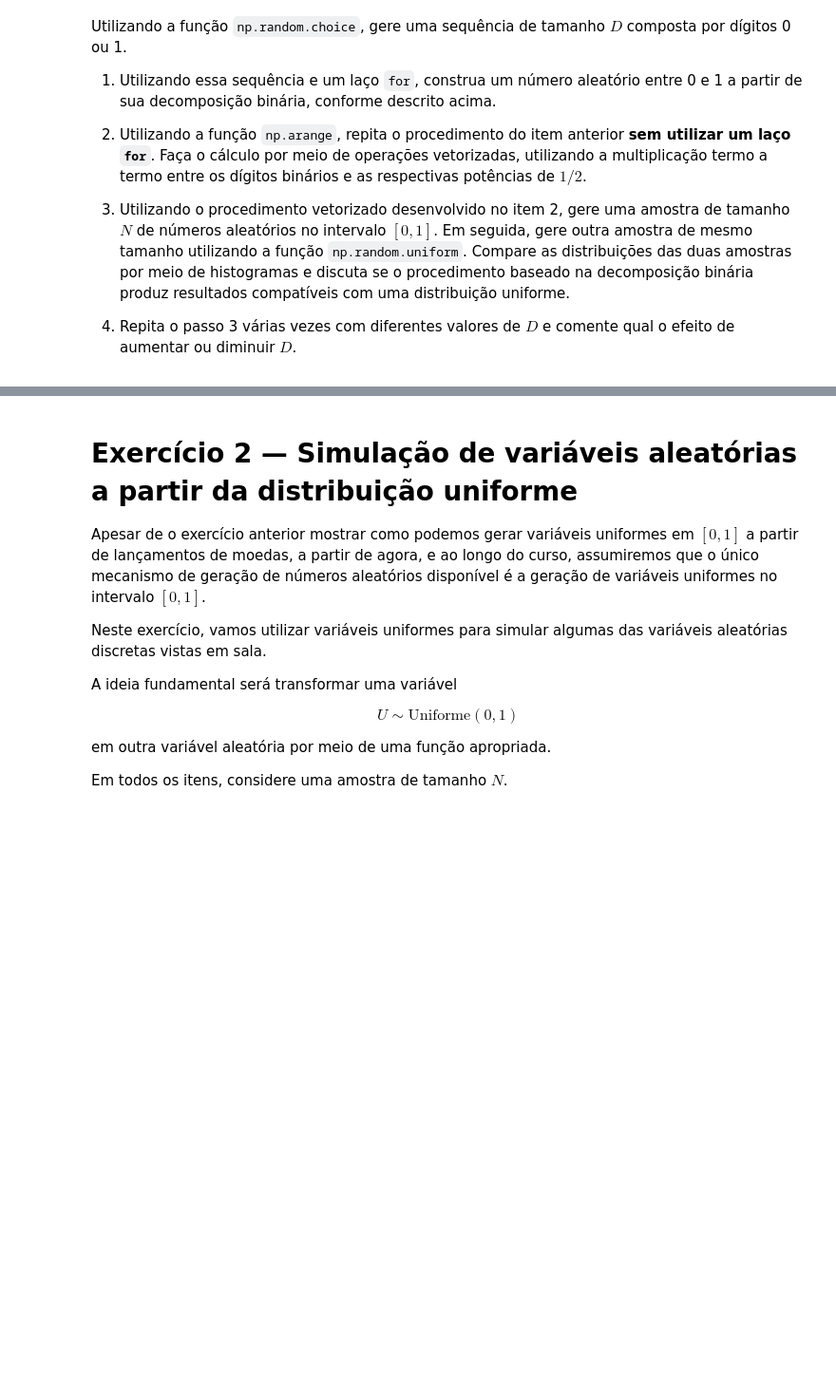
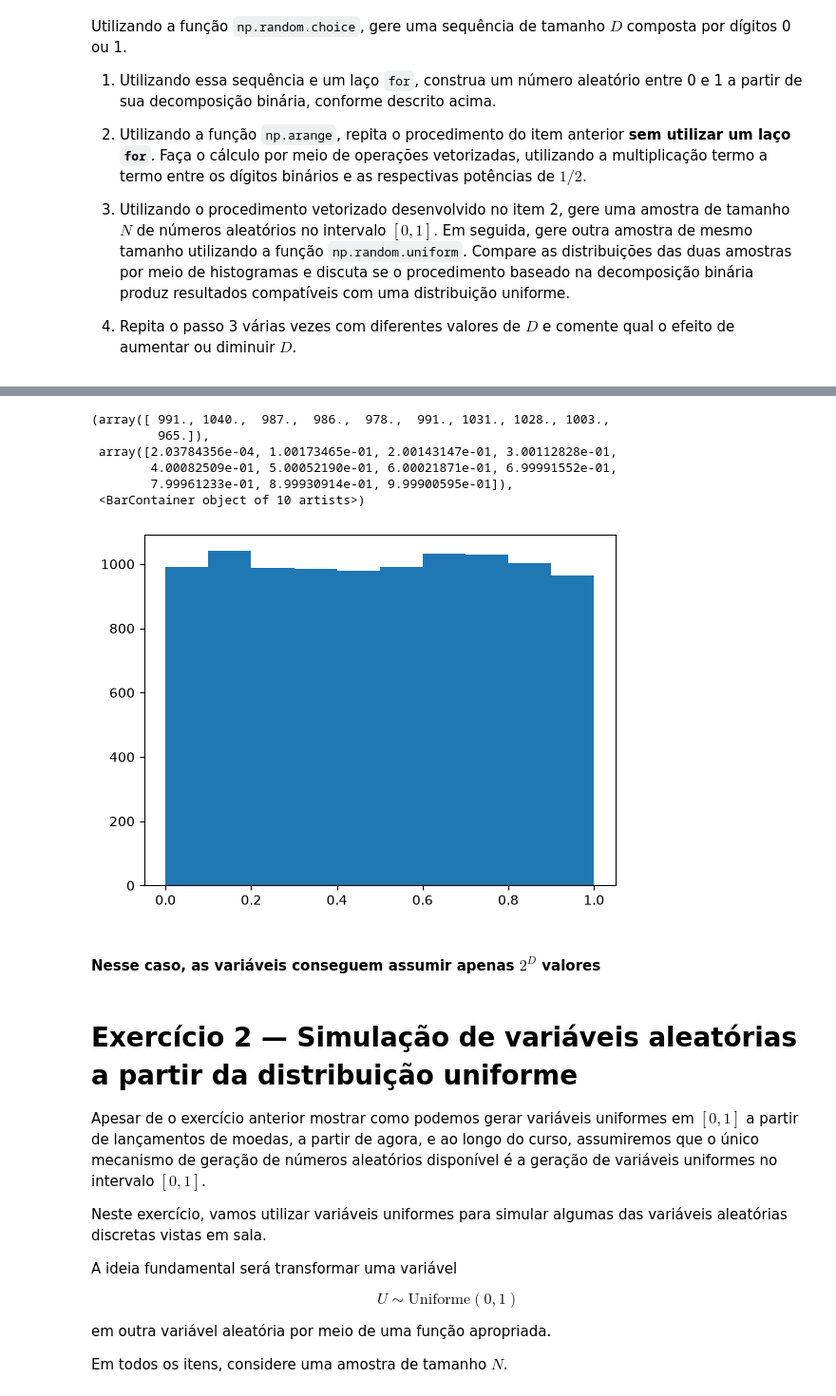
Before and after one commit to BenvenutiMateus/prog-estat, a Jupyter notebook: lab1.ipynb, the cells around one changed output, grey strips where cells are left out. Shown at 95% size. Cells and saved outputs as stored; diff of their text form; code cells hidden in the pictures; blank space fills up the shorter version.

```diff
--- a/lab1.ipynb
+++ b/lab1.ipynb
@@ -66,3 +104,23 @@ np.float64(0.09439106257439638)
+# %%
+D = 1000
+valores = []
+for _ in range(N):
+    moedas = np.random.choice((0,1), size = D)
+    potencias = np.arange(1,D + 1)
+    valor = np.sum(moedas * 0.5**potencias)
+    valores.append(valor)
+valores = np.array(valores)
+plt.hist(valores)
+# %% [output]
+(array([ 991., 1040.,  987.,  986.,  978.,  991., 1031., 1028., 1003.,
+         965.]),
+ array([2.03784356e-04, 1.00173465e-01, 2.00143147e-01, 3.00112828e-01,
+        4.00082509e-01, 5.00052190e-01, 6.00021871e-01, 6.99991552e-01,
+        7.99961233e-01, 8.99930914e-01, 9.99900595e-01]),
+ <BarContainer object of 10 artists>)
+[figure, added]
+# %% [markdown]
+#### Nesse caso, as variáveis conseguem assumir apenas $2^D$ valores
 # %% [markdown]
 # Exercício 2 — Simulação de variáveis aleatórias a partir da distribuição uniforme
 
```
Also changed, not shown: parts of 20 cells of this notebook.
